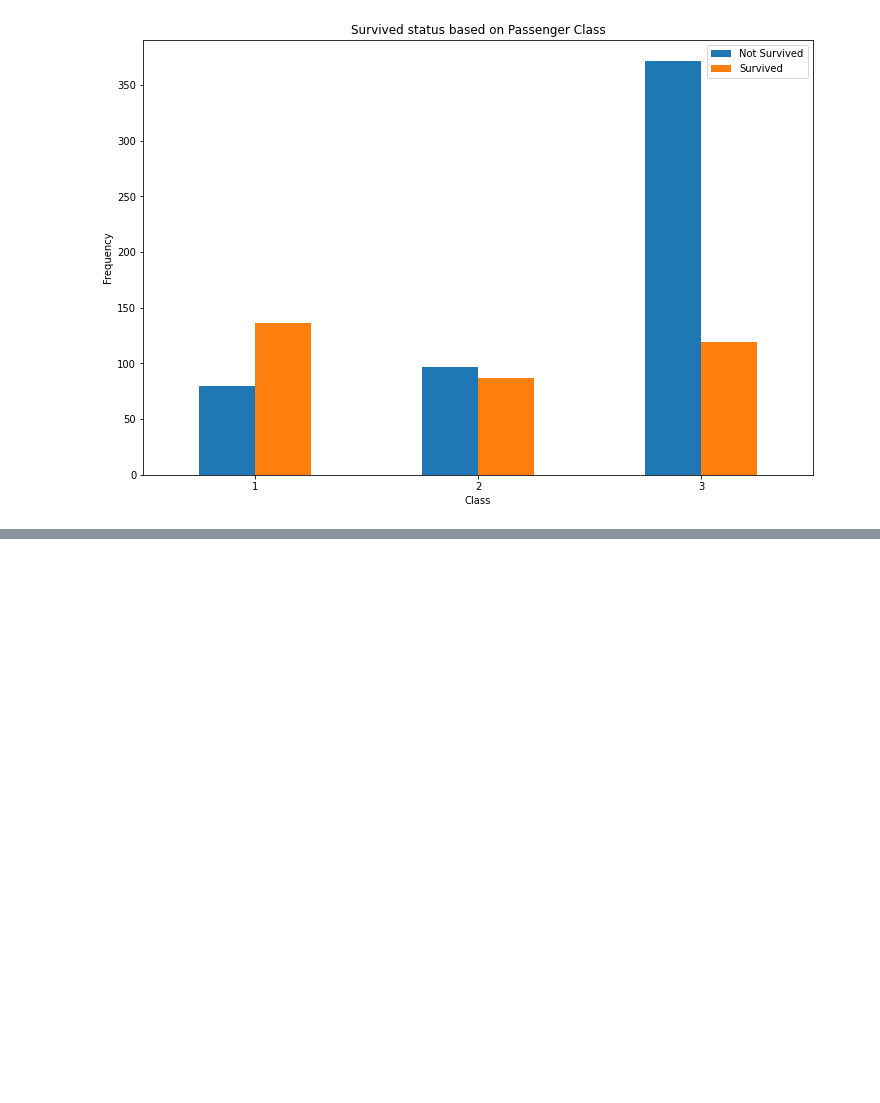
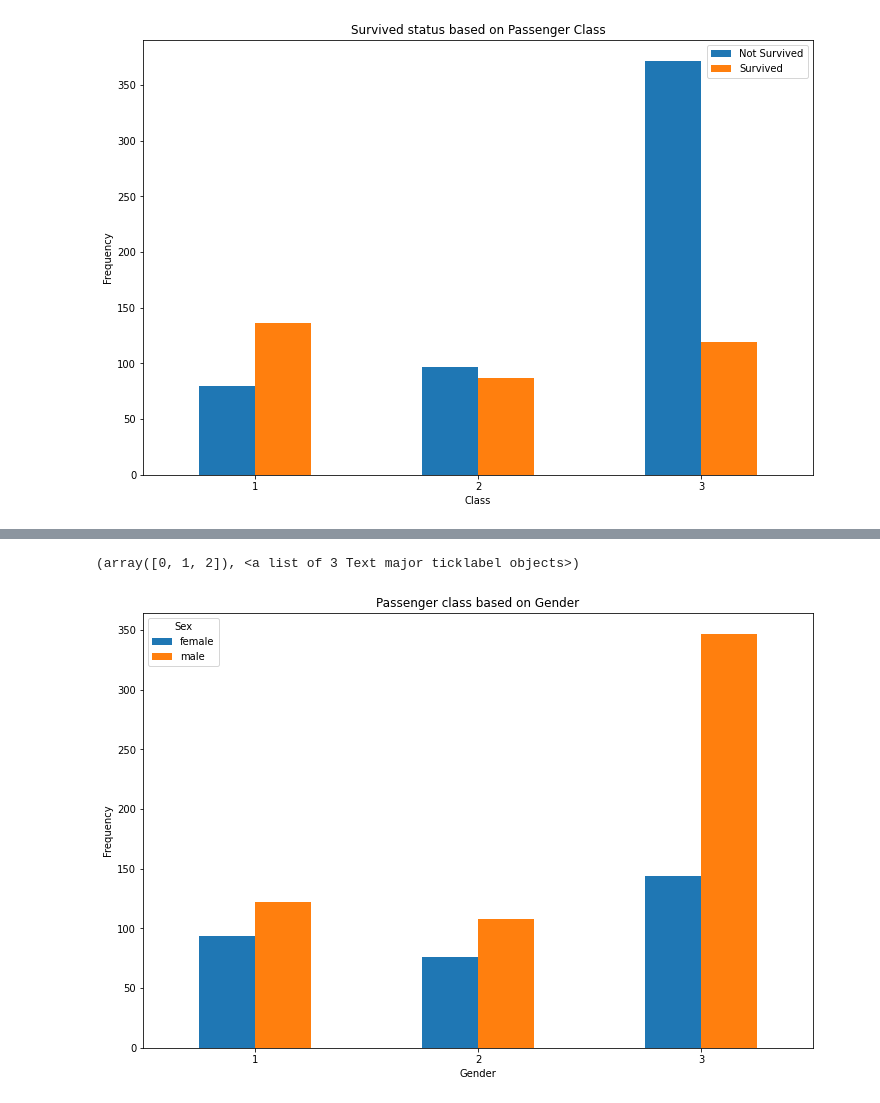
Before and after one commit to ckavana/ITCS-3162-Final-project---group-12, a Jupyter notebook: preprocessing.ipynb, the cells around one changed output, grey strips where cells are left out. Cells and saved outputs as stored; diff of their text form; code cells hidden in the pictures; blank space fills up the shorter version.

```diff
--- a/preprocessing.ipynb
+++ b/preprocessing.ipynb
@@ -220,0 +244,10 @@ Text(0, 0.5, 'Frequency')
+# %%
+# Passenger Class based on Gender in specific cabin class
+pd.crosstab(train_df.Pclass,train_df.Sex).plot(kind="bar",figsize=(12,8))
+plt.title('Passenger class based on Gender')
+plt.xlabel('Gender')
+plt.ylabel('Frequency')
+plt.xticks(rotation=0)
+# %% [output]
+(array([0, 1, 2]), <a list of 3 Text major ticklabel objects>)
+[figure, added]
```
Also changed, not shown: parts of 26 cells of this notebook.
